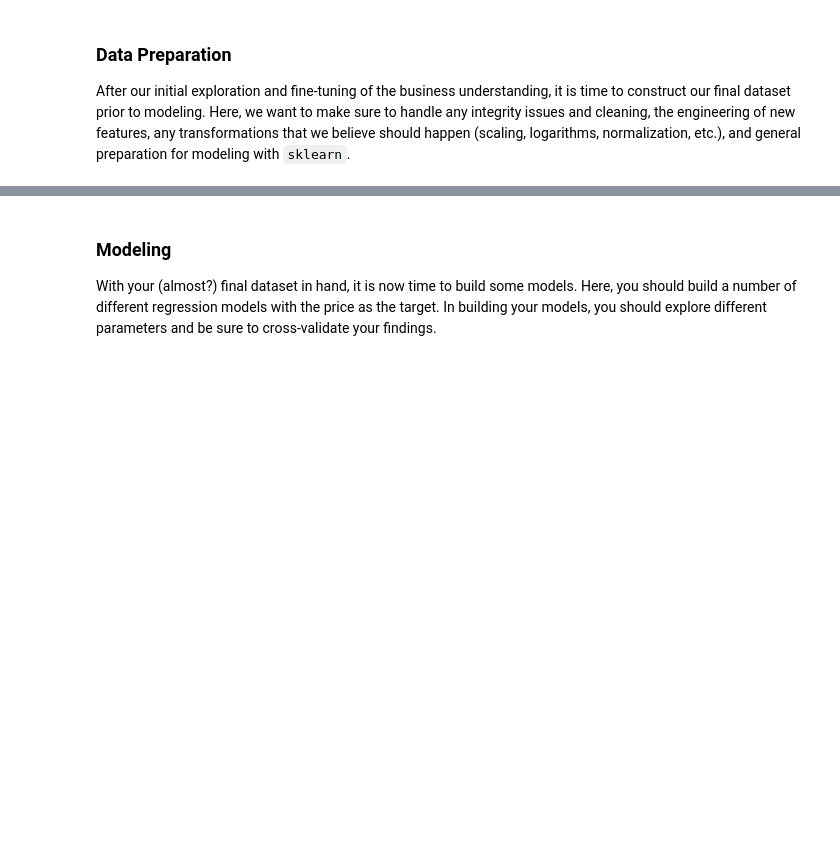
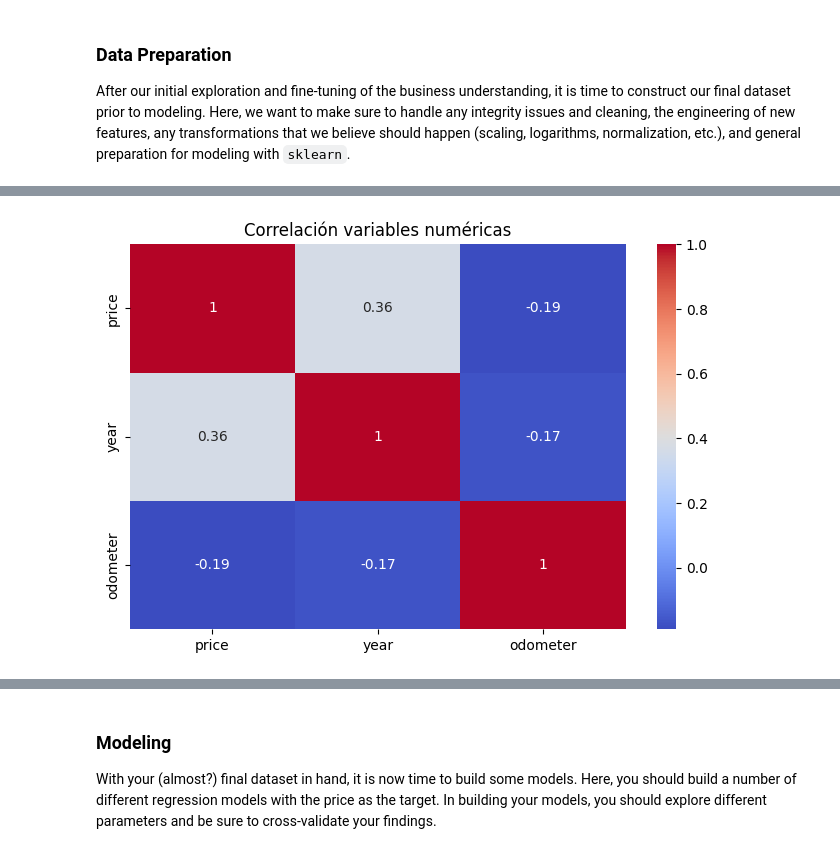
Before and after one commit to abarbancho/pc_ml_ai, a Jupyter notebook: module_11/prompt_II.ipynb, the cells around one changed output, grey strips where cells are left out. Drawn from its saved outputs; the diff is of its cells as text; code cells hidden in the pictures; blank space fills up the shorter version.

```diff
--- a/module_11/prompt_II.ipynb
+++ b/module_11/prompt_II.ipynb
@@ -80,3 +123,6 @@ cars.describe()
 ### Data Preparation
 
 After our initial exploration and fine-tuning of the business understanding, it is time to construct our final dataset prior to modeling.  Here, we want to make sure to handle any integrity issues and cleaning, the engineering of new features, any transformations that we believe should happen (scaling, logarithms, normalization, etc.), and general preparation for modeling with `sklearn`.
+# %%
+# Deletting outliers
+df_clean = df[(df['price'] >= 500) & (df['price'] <= 100000)]
@@ -82,0 +150,10 @@ After our initial exploration and fine-tuning of the business understanding, it
+# %%
+# Deleting irrelevant attributes
+df_clean = df_clean.drop(columns=['id', 'VIN', 'size', 'region'])
+# %%
+# Deletting null values in relevant attributes
+df_clean = df_clean.dropna(subset=['year', 'odometer', 'fuel', 'transmission', 'title_status'])
+# %%
+# Filling null values with 'Unknown' for categorical attributes
+cols_fill = ['manufacturer', 'model', 'condition', 'cylinders', 'drive', 'paint_color', 'type']
+df_clean[cols_fill] = df_clean[cols_fill].fillna('unknown')
@@ -82,0 +205,9 @@ After our initial exploration and fine-tuning of the business understanding, it
+# %%
+# Numerical attributes correlation
+plt.figure(figsize=(8,5))
+numeric_cols = df_clean[['price', 'year', 'odometer']]
+sns.heatmap(numeric_cols.corr(), annot=True, cmap='coolwarm')
+plt.title('Correlación variables numéricas')
+plt.show()
+# %% [output]
+[figure, added]
```
Also changed, not shown: parts of 33 cells of this notebook.
